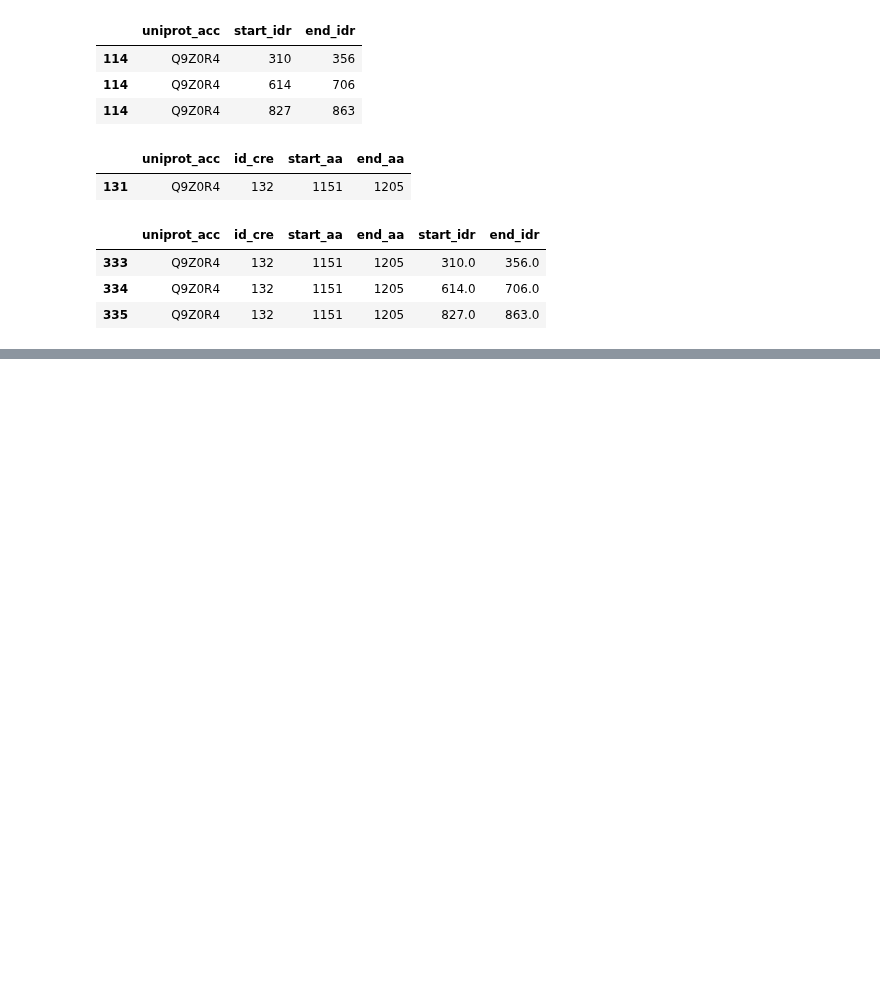
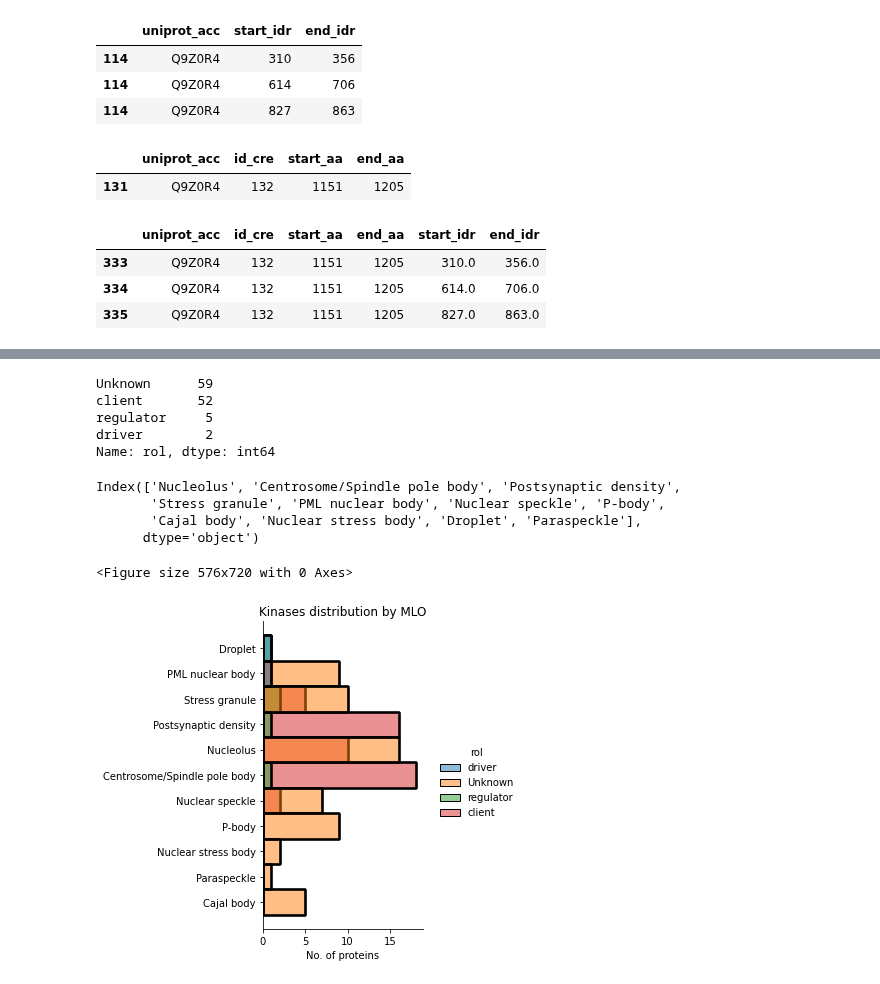
Before and after one commit to alvaro-2/cis-reg, a Jupyter notebook: scripts/map_idrs.ipynb, the cells around one changed output, grey strips where cells are left out. Saved outputs shown, nothing was run; the diff lists cells and outputs as text; code cells hidden in the pictures; blank space fills up the shorter version.

```diff
--- a/scripts/map_idrs.ipynb
+++ b/scripts/map_idrs.ipynb
@@ -352,0 +547,4 @@ df[df.uniprot_acc == 'Q9Z0R4']
+# %%
+protein_has_mlo = pd.read_csv('../raw_data/disphasedb/protein_has_mlo.tsv', sep= '\t').merge(pd.read_csv('../raw_data/disphasedb/mlo.tsv', sep= '\t'), how= 'left')
+protein_has_mlo = protein_has_mlo.merge(pd.read_csv('../raw_data/disphasedb/rol.tsv', sep= '\t'), how= 'left')
+protein_has_mlo
@@ -352,0 +565,8 @@ df[df.uniprot_acc == 'Q9Z0R4']
+# %%
+kinases_mlo =  protein_has_mlo[protein_has_mlo.id_protein.isin(kinases_disphase.id_protein)]
+kinases_mlo = kinases_mlo[['id_protein', 'mlo', 'rol']].drop_duplicates()
+#kinases_mlo = kinases_mlo.dropna()
+kinases_mlo = kinases_mlo[kinases_mlo.mlo.notna()]
+kinases_mlo.rol = kinases_mlo.rol.replace(np.nan, "Unknown")
+print(kinases_mlo.shape)
+kinases_mlo.head()
@@ -352,0 +596,8 @@ df[df.uniprot_acc == 'Q9Z0R4']
+# %%
+kinases_mlo.rol.value_counts()
+# %% [output]
+Unknown      59
+client       52
+regulator     5
+driver        2
+Name: rol, dtype: int64
@@ -352,0 +608,19 @@ df[df.uniprot_acc == 'Q9Z0R4']
+# %%
+order
+# %% [output]
+Index(['Nucleolus', 'Centrosome/Spindle pole body', 'Postsynaptic density',
+       'Stress granule', 'PML nuclear body', 'Nuclear speckle', 'P-body',
+       'Cajal body', 'Nuclear stress body', 'Droplet', 'Paraspeckle'],
+      dtype='object')
+# %%
+plt.figure(figsize= (8,10)),
+#sns.set(rc={"figure.figsize":(3, 4)})
+sns.displot(data= kinases_mlo, y= 'mlo', hue= 'rol')
+plt.title("Kinases distribution by MLO")
+#plt.xticks(rotation= 90)
+plt.xlabel("No. of proteins")
+plt.ylabel("")
+plt.show()
+# %% [output]
+<Figure size 576x720 with 0 Axes>
+[figure, added]
```
Also changed, not shown: parts of 33 cells of this notebook, 7 other files.
